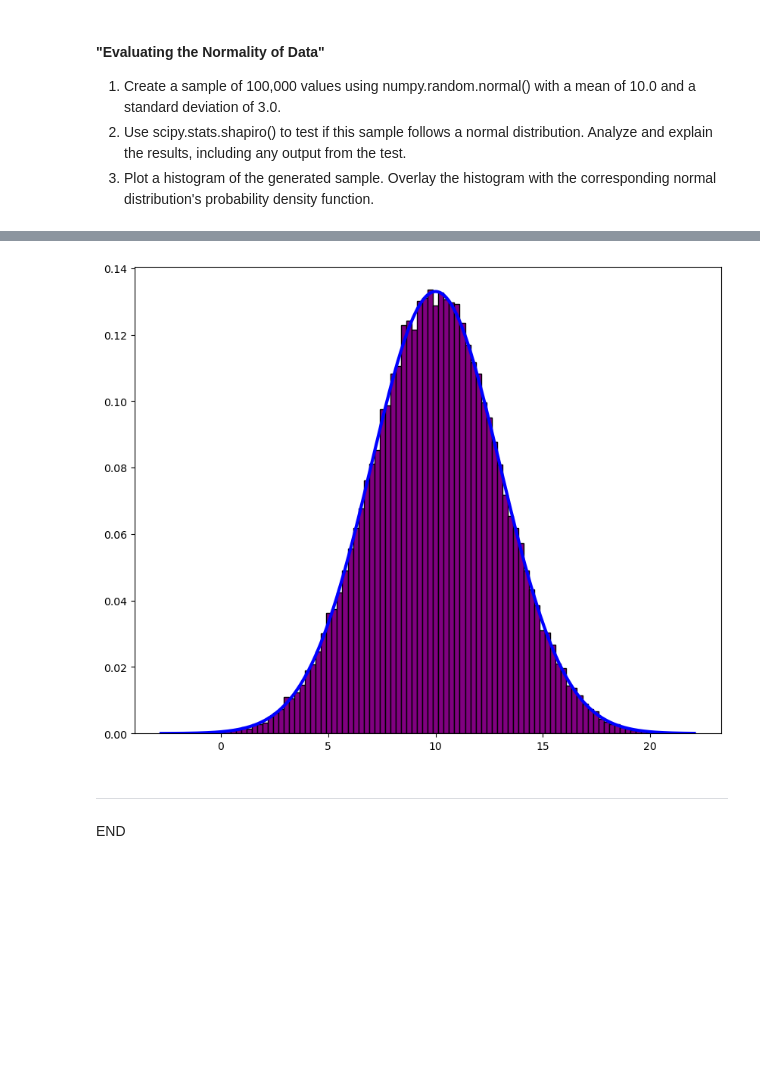
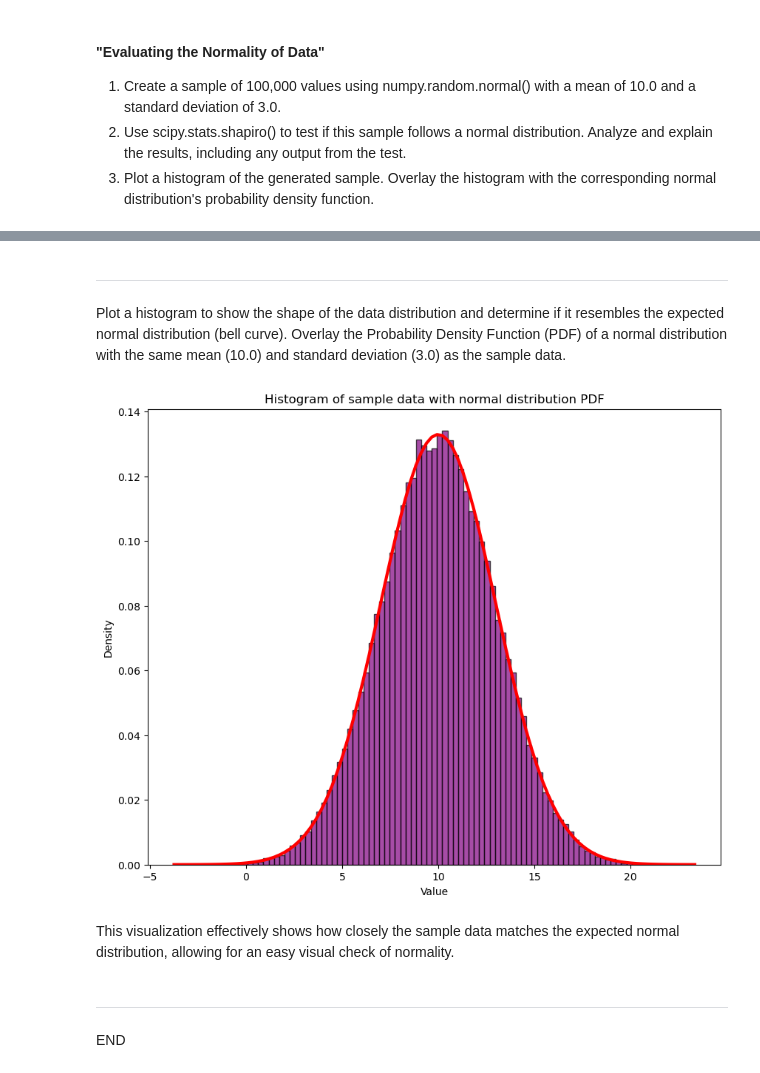
Before and after one commit to YuliiaKharchenko/applied_statistics, a Jupyter notebook: tasks.ipynb, the cells around one changed output, grey strips where cells are left out. Saved outputs shown, nothing was run; the diff lists cells and outputs as text; code cells hidden in the pictures; blank space fills up the shorter version.

Commit message:
Task 2: numpy's Normal Distribution done

```diff
--- a/tasks.ipynb
+++ b/tasks.ipynb
@@ -245,16 +266,26 @@ ShapiroResult(statistic=0.9999717473983765, pvalue=0.6606878042221069)
+# %% [markdown]
+***
+
+Plot a histogram to show the shape of the data distribution and determine if it resembles the expected normal distribution (bell curve). Overlay the Probability Density Function (PDF) of a normal distribution with the same mean (10.0) and standard deviation (3.0) as the sample data.
 # %%
 # Create a blank plot.
 fig, ax = plt.subplots(figsize=(10, 8))
 
 # Plot the histogram.
-ax.hist(data, bins=100, density=True, color='purple', edgecolor='black')
+ax.hist(data,  bins=np.linspace(min(data), max(data), 100), density=True, color='purple', edgecolor='black',  alpha = 0.7)
 
 # Calculate and plot the PDF for the normal distribution with the same mean and std deviation
-x_values = np.linspace(min(data), max(data), 1000)
+x_values = np.linspace(min(data), max(data), 100)
 pdf_values = stats.norm.pdf(x_values, 10.0, 3.0)
-ax.plot(x_values, pdf_values, 'b', linewidth=3);
+ax.plot(x_values, pdf_values, 'r', linewidth=3)
+
+ax.set_xlabel('Value')
+ax.set_ylabel('Density')
+ax.set_title('Histogram of sample data with normal distribution PDF');
 # %% [output]
-[figure, old version]
+[figure, new version]
+# %% [markdown]
+This visualization effectively shows how closely the sample data matches the expected normal distribution, allowing for an easy visual check of normality.
 # %% [markdown]
 ***
 
```
Also changed, not shown: parts of 13 cells of this notebook.
